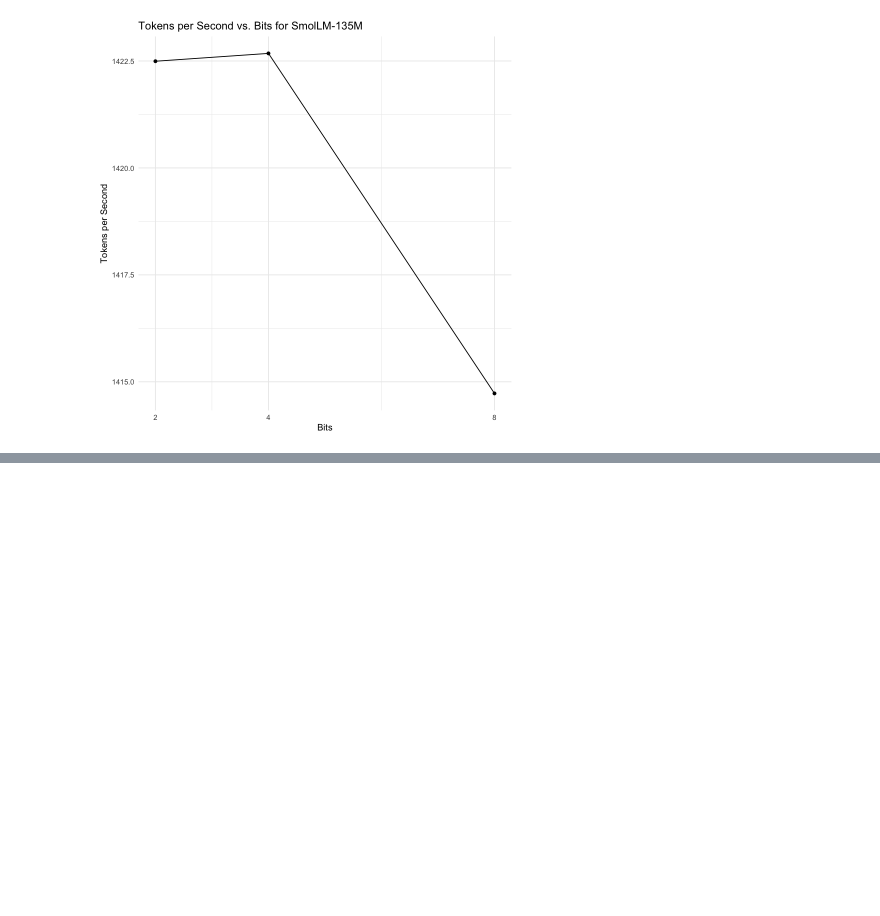
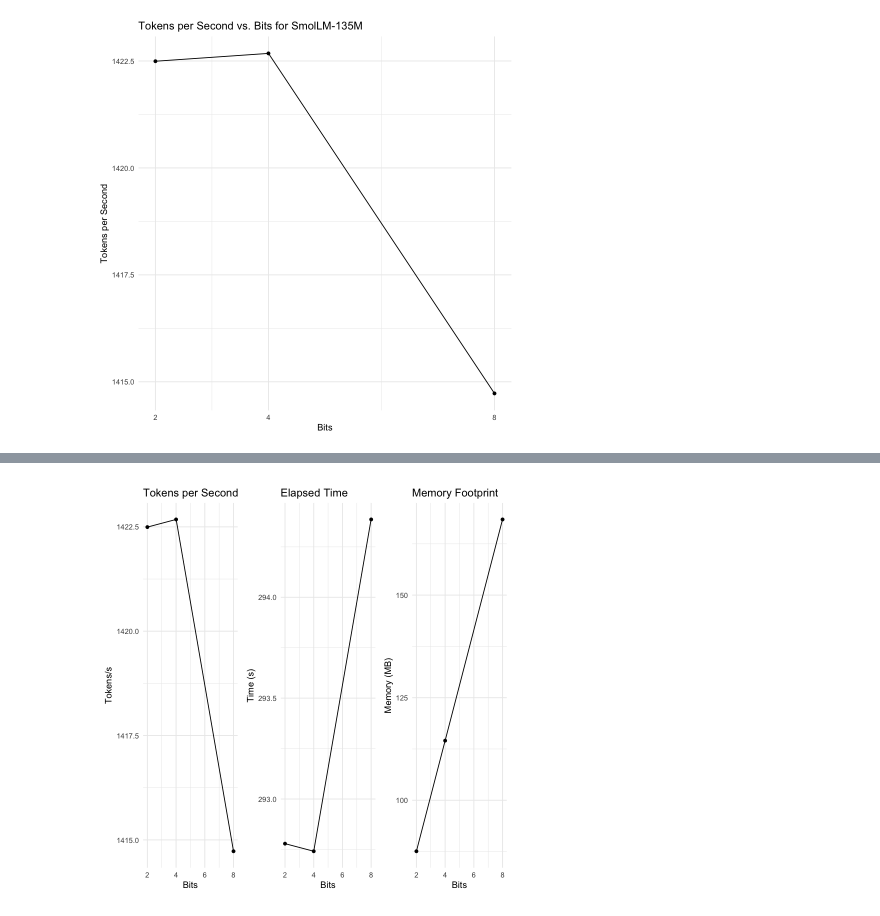
Before and after one commit to sueszli/byte-sized-gains, a Jupyter notebook: src/plot.ipynb, the cells around one changed output, grey strips where cells are left out. Drawn from its saved outputs; the diff is of its cells as text; code cells hidden in the pictures; blank space fills up the shorter version.

```diff
--- a/src/plot.ipynb
+++ b/src/plot.ipynb
@@ -187,0 +215,27 @@ ggplot(data, aes(x = bits, y = tokens_per_second)) +
+# %%
+data <- read.csv("../data/lang.csv")
+
+p1 <- ggplot(data, aes(x = bits, y = tokens_per_second)) +
+  geom_line() +
+  geom_point() +
+  labs(title = "Tokens per Second", x = "Bits", y = "Tokens/s") +
+  theme_minimal()
+
+p2 <- ggplot(data, aes(x = bits, y = elapsed_time)) +
+  geom_line() +
+  geom_point() +
+  labs(title = "Elapsed Time", x = "Bits", y = "Time (s)") +
+  theme_minimal()
+
+p3 <- ggplot(data, aes(x = bits, y = memory_footprint_mb)) +
+  geom_line() +
+  geom_point() +
+  labs(title = "Memory Footprint", x = "Bits", y = "Memory (MB)") +
+  theme_minimal()
+
+combined_plot <- p1 | p2 | p3
+
+print(combined_plot)
+ggsave("../docs/assets/lang-plot1.png", combined_plot, width = 15, height = 5, units = "in", dpi = 300)
+# %% [output]
+[figure, added]
```
Also changed, not shown: parts of 1 cell of this notebook, 4 other files.
